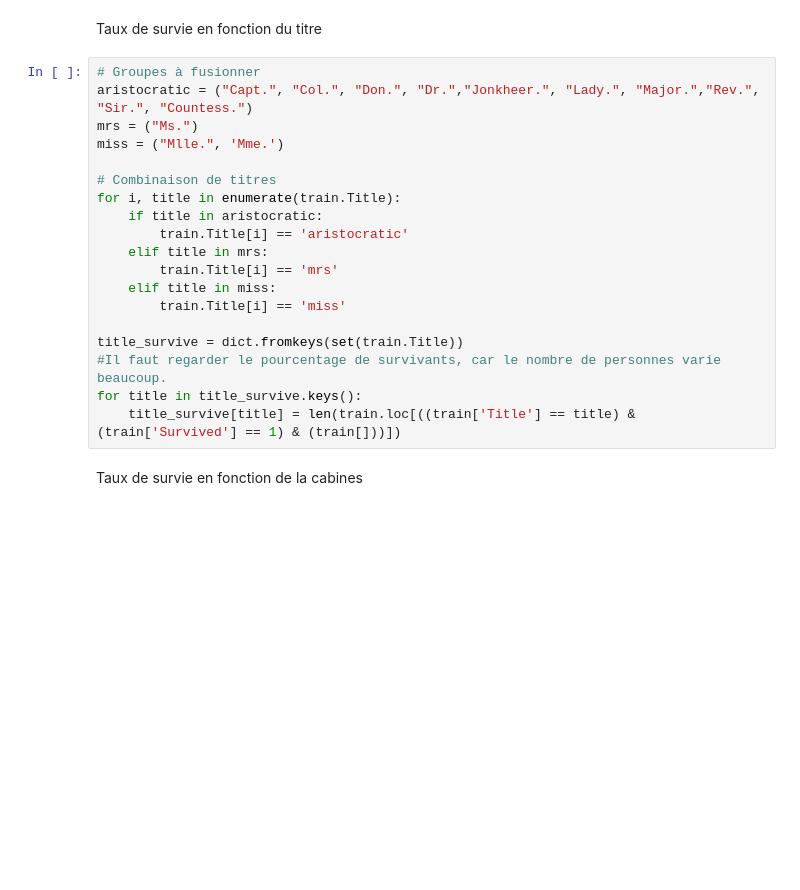
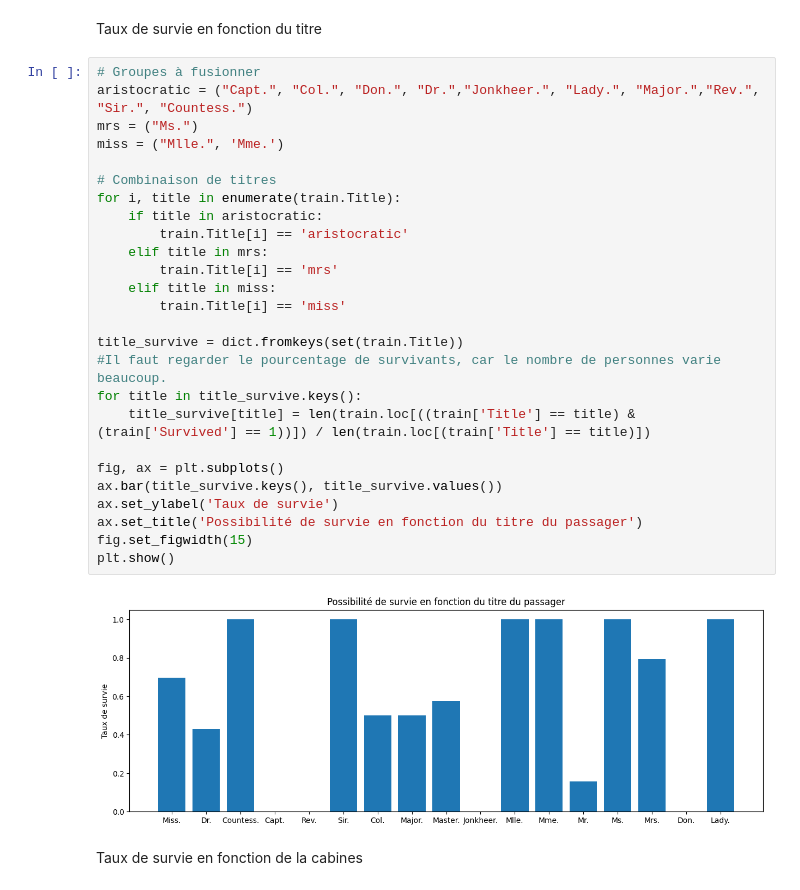
Before and after one commit to kirillsst/Titanic-Model-Kaggle-, a Jupyter notebook: titanic_notebook.ipynb, the cells around one changed output. Cells and saved outputs as stored; diff of their text form; blank space fills up the shorter version.

```diff
--- a/titanic_notebook.ipynb
+++ b/titanic_notebook.ipynb
@@ -224,21 +273,30 @@ Taux de survie en fonction du titre
 # %%
 # Groupes à fusionner
 aristocratic = ("Capt.", "Col.", "Don.", "Dr.","Jonkheer.", "Lady.", "Major.","Rev.", "Sir.", "Countess.")
 mrs = ("Ms.")
 miss = ("Mlle.", 'Mme.')
 
 # Combinaison de titres
 for i, title in enumerate(train.Title):
     if title in aristocratic:
         train.Title[i] == 'aristocratic'
     elif title in mrs:
         train.Title[i] == 'mrs'
     elif title in miss:
         train.Title[i] == 'miss'
 
 title_survive = dict.fromkeys(set(train.Title))
 #Il faut regarder le pourcentage de survivants, car le nombre de personnes varie beaucoup.
 for title in title_survive.keys():
-    title_survive[title] = len(train.loc[((train['Title'] == title) & (train['Survived'] == 1) & (train[]))])
+    title_survive[title] = len(train.loc[((train['Title'] == title) & (train['Survived'] == 1))]) / len(train.loc[(train['Title'] == title)])
+
+fig, ax = plt.subplots()
+ax.bar(title_survive.keys(), title_survive.values())
+ax.set_ylabel('Taux de survie')
+ax.set_title('Possibilité de survie en fonction du titre du passager')
+fig.set_figwidth(15)
+plt.show()
+# %% [output]
+[figure, added]
 # %% [markdown]
 Taux de survie en fonction de la cabines
```
Also changed, not shown: parts of 6 cells of this notebook.
